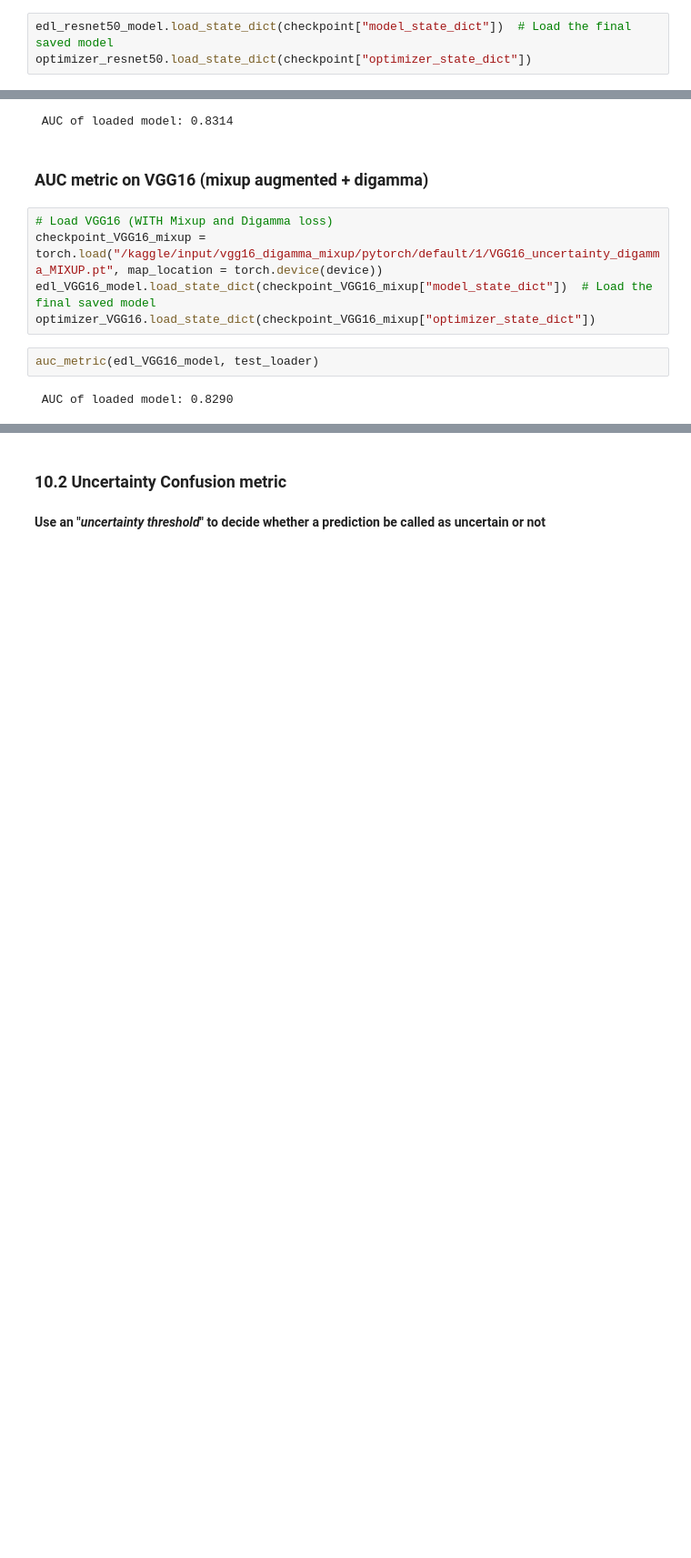
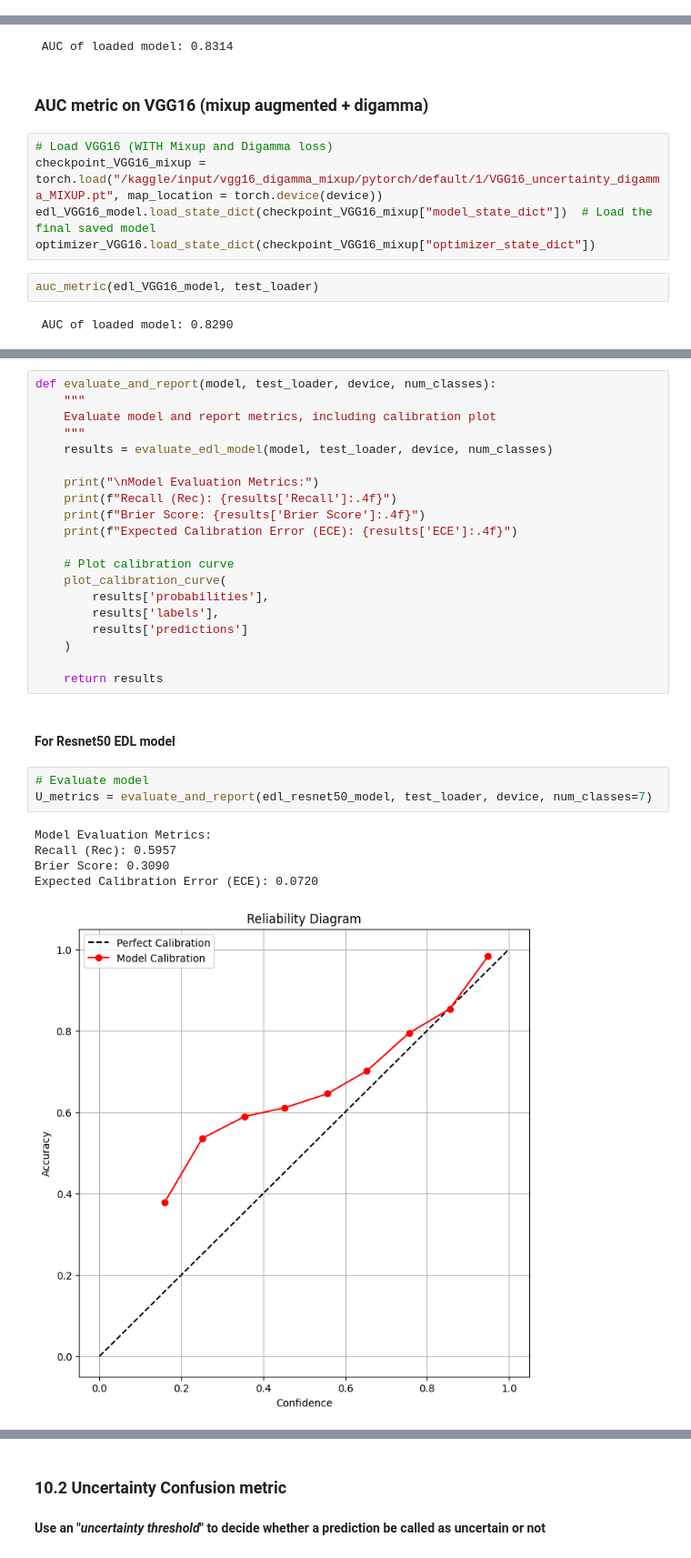
Before and after one commit to Swapnil5101/Aspect-Based-Sentiment-Analysis, a Jupyter notebook: uncertainty-aware-skin-lesion-classification-edl.ipynb, the cells around one changed output, grey strips where cells are left out. Shown at 91% size. Drawn from its saved outputs; the diff is of its cells as text; blank space fills up the shorter version.

```diff
--- a/uncertainty-aware-skin-lesion-classification-edl.ipynb
+++ b/uncertainty-aware-skin-lesion-classification-edl.ipynb
@@ -1328,6 +1196,3 @@ checkpoint = torch.load("/kaggle/input/resnet50_mse/pytorch/default/1/resnet50_u
-# %%
-edl_resnet50_model.load_state_dict(checkpoint["model_state_dict"])  # Load the final saved model
-optimizer_resnet50.load_state_dict(checkpoint["optimizer_state_dict"])
 # %% [markdown]
 ### 8.2 VGG16
 # %%
@@ -1623,0 +1660,31 @@ auc_metric(edl_VGG16_model, test_loader)
+# %%
+def evaluate_and_report(model, test_loader, device, num_classes):
+    """
+    Evaluate model and report metrics, including calibration plot
+    """
+    results = evaluate_edl_model(model, test_loader, device, num_classes)
+
+    print("\nModel Evaluation Metrics:")
+    print(f"Recall (Rec): {results['Recall']:.4f}")
+    print(f"Brier Score: {results['Brier Score']:.4f}")
+    print(f"Expected Calibration Error (ECE): {results['ECE']:.4f}")
+
+    # Plot calibration curve
+    plot_calibration_curve(
+        results['probabilities'],
+        results['labels'],
+        results['predictions']
+    )
+
+    return results
+# %% [markdown]
+#### **For Resnet50 EDL model**
+# %%
+# Evaluate model
+U_metrics = evaluate_and_report(edl_resnet50_model, test_loader, device, num_classes=7)
+# %% [output]
+Model Evaluation Metrics:
+Recall (Rec): 0.5957
+Brier Score: 0.3090
+Expected Calibration Error (ECE): 0.0720
+[figure, added]
```
Also changed, not shown: parts of 27 cells of this notebook.
